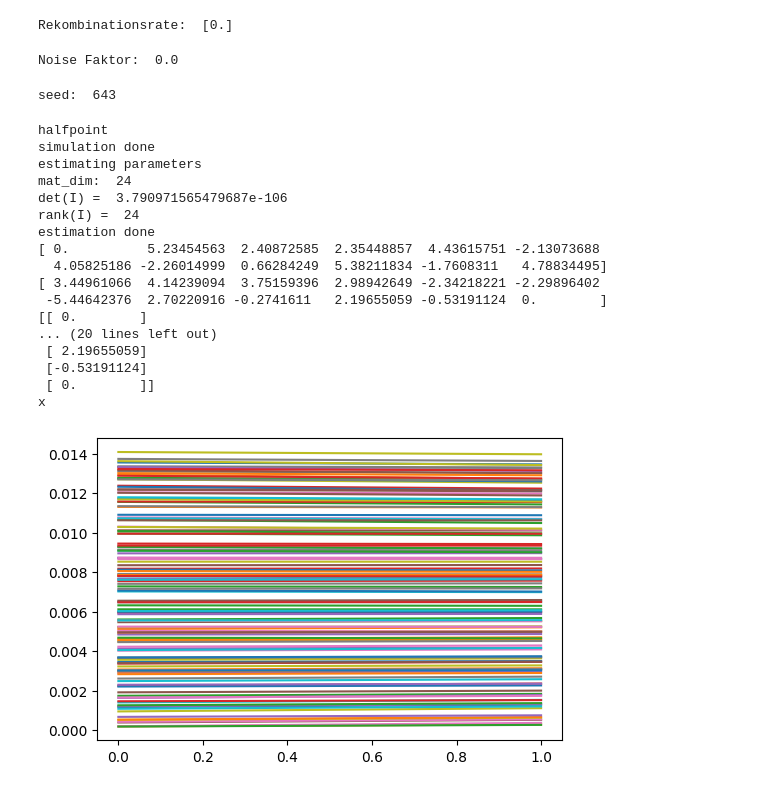
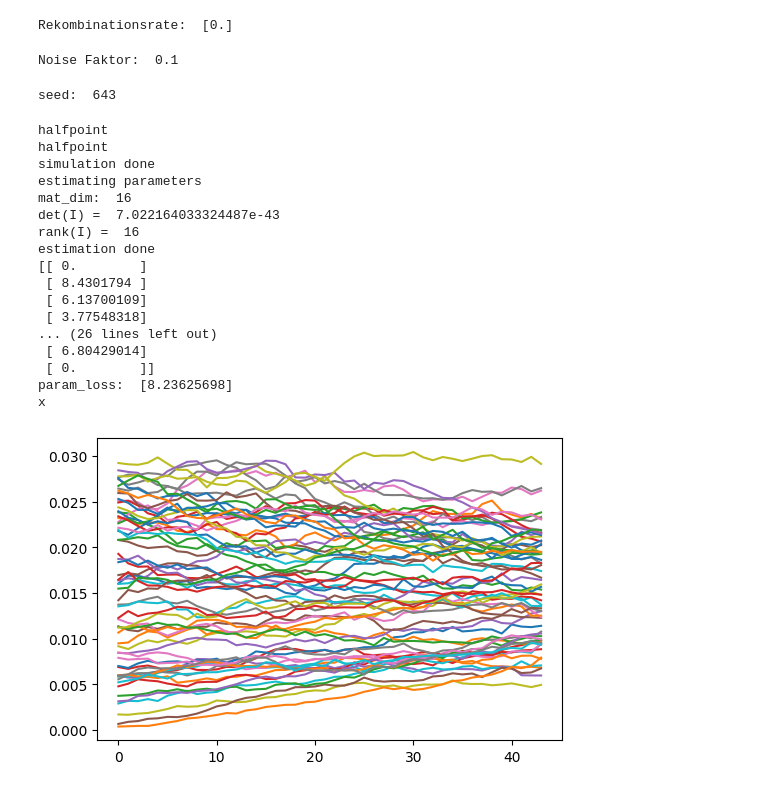
Before and after one commit to NotEnoughSpeed/Diplomarbeit_Max_G_Splett, a Jupyter notebook: simulation_selection_2.ipynb, the cells around one changed output. Saved outputs shown, nothing was run; the diff lists cells and outputs as text; code cells hidden in the pictures.

Commit message:
implemented loss for selection parameter

```diff
--- a/simulation_selection_2.ipynb
+++ b/simulation_selection_2.ipynb
@@ -4,8 +4,8 @@ import math
 import random
 import matplotlib.pyplot as plt
 # %%
-K = int(math.pow(12,1))
-L = int(math.pow(12,1))
+K = int(math.pow(8,1))
+L = int(math.pow(8,1))
 d = int(K * L)
 r= int(math.pow(10,0))
 plt.rcParams['figure.dpi'] = 100
@@ -176,10 +176,10 @@ print('Rekombinationsrate: ', rand_param)
 Rekombinationsrate:  [0.]
 # %%
 #Noise Faktor
-noise_factor = math.pow(10,-3) * 100 * 0
+noise_factor = math.pow(10,-3) * 100 * 1
 print('Noise Faktor: ', noise_factor)
 # %% [output]
-Noise Faktor:  0.0
+Noise Faktor:  0.1
 # %%
 #Initialisierung
 seed_variable = random.randint(0,1000)
@@ -344,9 +344,13 @@ def simulate(x, x_2, T = 1.5, t = 0, delta = math.pow(10,-4)):
         print('estimation done')
 
         #print(s)
-        print(s_k)
-        print(s_l)
+        #print(s_k)
+        #print(s_l)
+        s_total = np.reshape(np.concatenate((s_k, s_l)), (K+L, 1))
+        print(s_total)
         print(rho)
+        param_loss = sum((s_total - rho)**2)/(K+L)
+        print('param_loss: ', param_loss)
 
         #print(s - rho)
         #print(np.max(s - rho))
@@ -358,23 +362,23 @@ def simulate(x, x_2, T = 1.5, t = 0, delta = math.pow(10,-4)):
 
     return x, x_2, I, Y
 # %%
-x, x_2, I, Y = simulate(x, x_2, T = .002, t = 0, delta = math.pow(10,-3))
+x, x_2, I, Y = simulate(x, x_2, T = 0.02, t = 0, delta = math.pow(10,-3))
 # %% [output]
+halfpoint
 halfpoint
 simulation done
 estimating parameters
-mat_dim:  24
-det(I) =  3.790971565479687e-106
-rank(I) =  24
+mat_dim:  16
+det(I) =  7.022164033324487e-43
+rank(I) =  16
 estimation done
-[ 0.          5.23454563  2.40872585  2.35448857  4.43615751 -2.13073688
-  4.05825186 -2.26014999  0.66284249  5.38211834 -1.7608311   4.78834495]
-[ 3.44961066  4.14239094  3.75159396  2.98942649 -2.34218221 -2.29896402
- -5.44642376  2.70220916 -0.2741611   2.19655059 -0.53191124  0.        ]
 [[ 0.        ]
-... (20 lines left out)
- [ 2.19655059]
- [-0.53191124]
+ [ 8.4301794 ]
+ [ 6.13700109]
+ [ 3.77548318]
+... (26 lines left out)
+ [ 6.80429014]
  [ 0.        ]]
+param_loss:  [8.23625698]
 x
-[figure, old version]
+[figure, new version]
```
Also changed, not shown: parts of 2 cells of this notebook.
